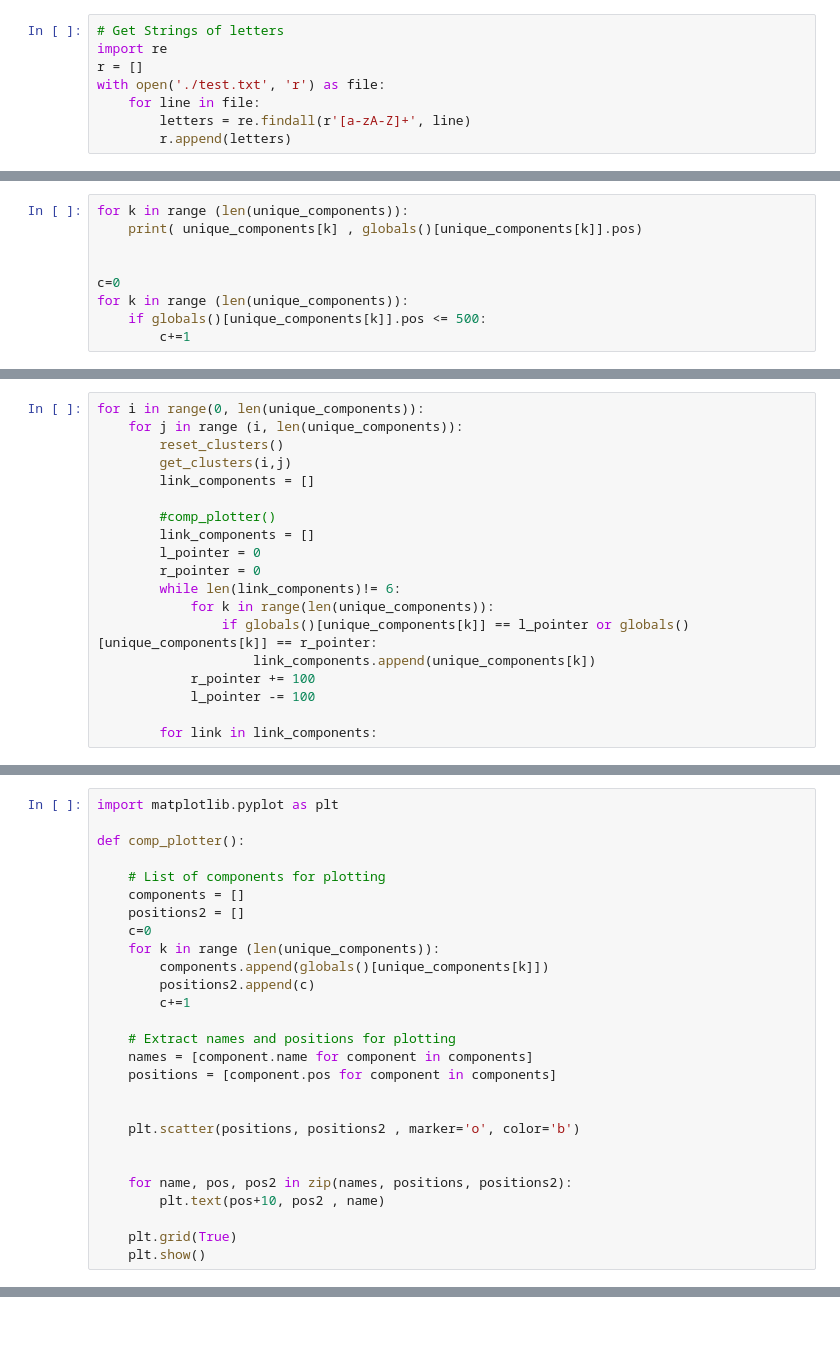
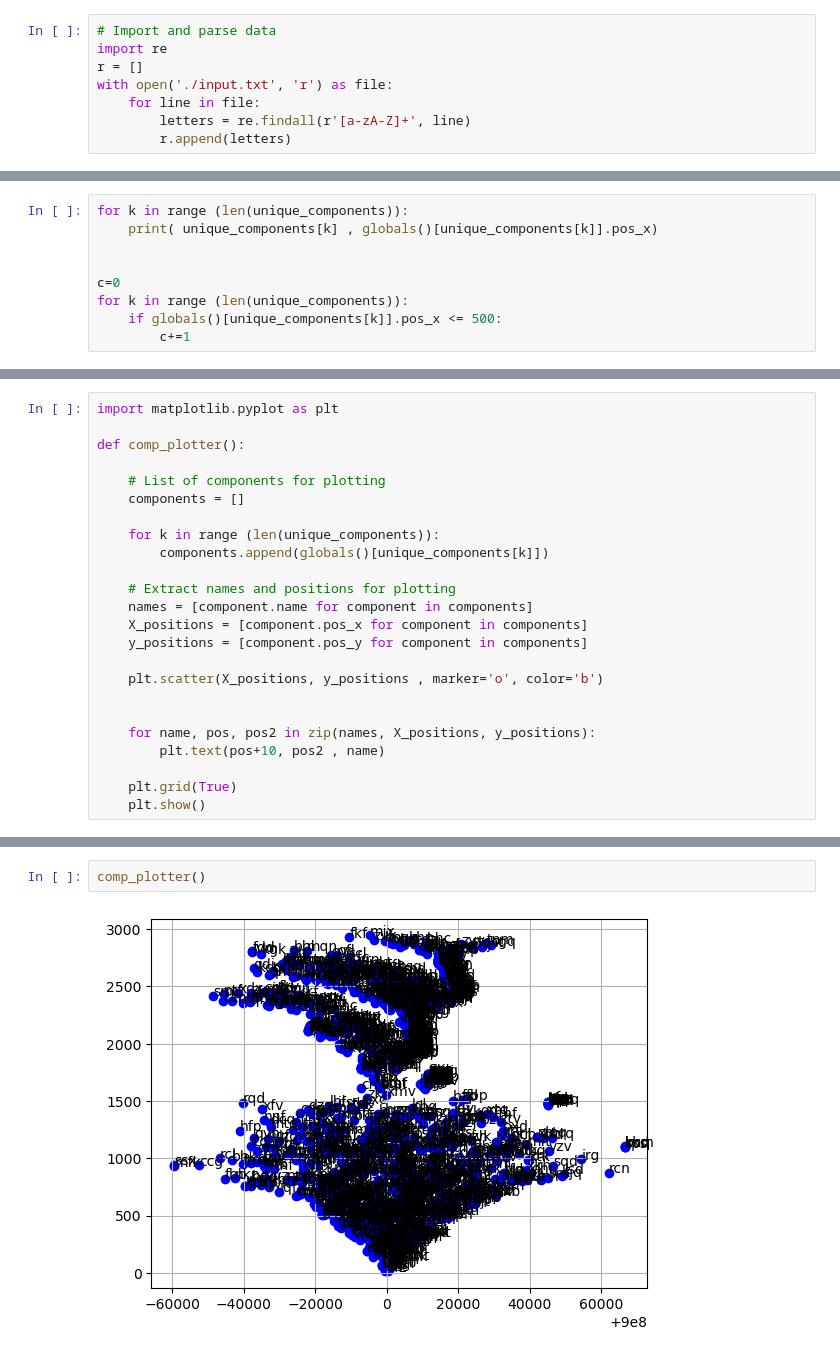
Before and after one commit to Ponjinge/Advent-of-Code, a Jupyter notebook: 2023/Day_25/Day25.ipynb, the cells around one changed output, grey strips where cells are left out. Drawn from its saved outputs; the diff is of its cells as text; blank space fills up the shorter version.

```diff
--- a/2023/Day_25/Day25.ipynb
+++ b/2023/Day_25/Day25.ipynb
@@ -1,8 +1,8 @@
 # %%
-# Get Strings of letters
+# Import and parse data
 import re
 r = []
-with open('./test.txt', 'r') as file:
+with open('./input.txt', 'r') as file:
     for line in file:
         letters = re.findall(r'[a-zA-Z]+', line)
         r.append(letters)
@@ -99,9 +90,9 @@ len(unique_components)
 # %%
 for k in range (len(unique_components)):
-    print( unique_components[k] , globals()[unique_components[k]].pos)
+    print( unique_components[k] , globals()[unique_components[k]].pos_x)
 
 
 c=0
 for k in range (len(unique_components)):
-    if globals()[unique_components[k]].pos <= 500:
+    if globals()[unique_components[k]].pos_x <= 500:
         c+=1
@@ -147,19 +116,0 @@ def reset_clusters():
-# %%
-for i in range(0, len(unique_components)):
-    for j in range (i, len(unique_components)):
-        reset_clusters()
-        get_clusters(i,j)
-        link_components = []
-
-        #comp_plotter()
-        link_components = []
-        l_pointer = 0
-        r_pointer = 0
-        while len(link_components)!= 6:
-            for k in range(len(unique_components)):
-                if globals()[unique_components[k]] == l_pointer or globals()[unique_components[k]] == r_pointer:
-                    link_components.append(unique_components[k])
-            r_pointer += 100
-            l_pointer -= 100
-
-        for link in link_components:
@@ -172,22 +121,19 @@ def comp_plotter():
 
     # List of components for plotting
     components = []
-    positions2 = []
-    c=0
+
     for k in range (len(unique_components)):
         components.append(globals()[unique_components[k]])
-        positions2.append(c)
-        c+=1
 
     # Extract names and positions for plotting
     names = [component.name for component in components]
-    positions = [component.pos for component in components]
+    X_positions = [component.pos_x for component in components]
+    y_positions = [component.pos_y for component in components]
+
+    plt.scatter(X_positions, y_positions , marker='o', color='b')
 
 
-    plt.scatter(positions, positions2 , marker='o', color='b')
-
-
-    for name, pos, pos2 in zip(names, positions, positions2):
+    for name, pos, pos2 in zip(names, X_positions, y_positions):
         plt.text(pos+10, pos2 , name)
 
     plt.grid(True)
@@ -194,0 +184,4 @@ def comp_plotter():
+# %%
+comp_plotter()
+# %% [output]
+[figure, added]
```
Also changed, not shown: parts of 26 cells of this notebook.
